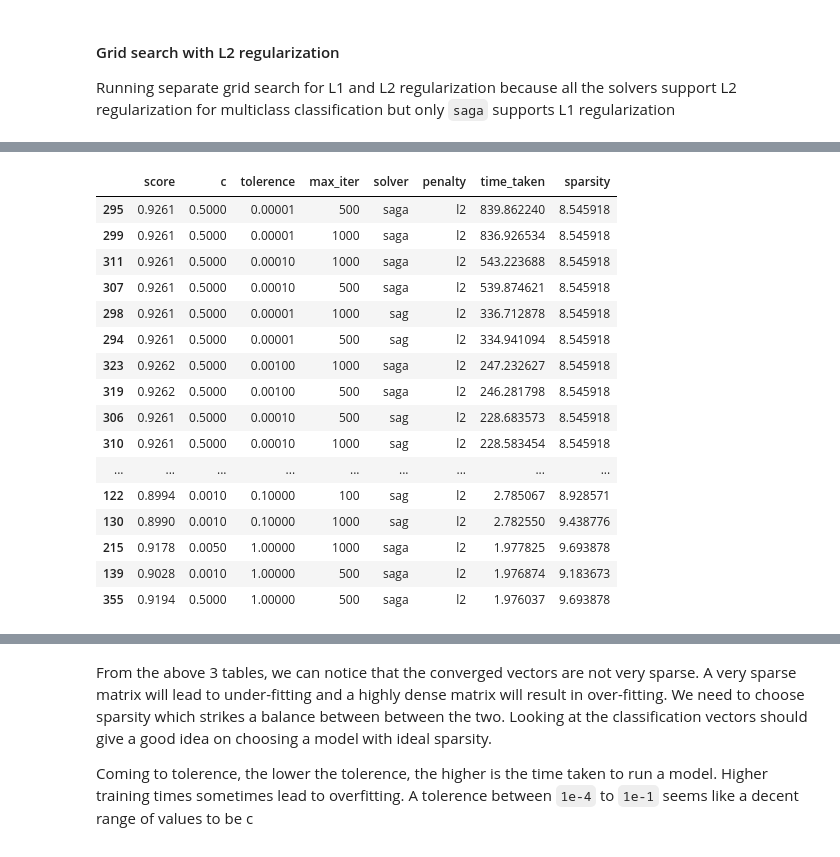
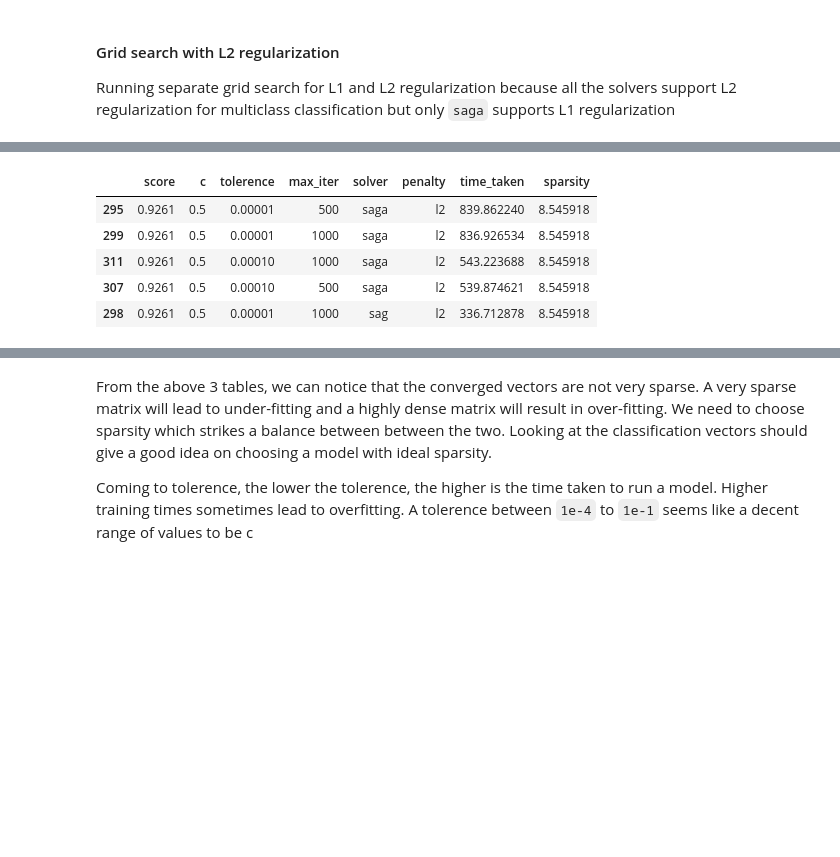
Before and after one commit to vandana-iyer/MNIST-playground, a Jupyter notebook: Linear Classifiers/01_MNIST_LogisticRegression.ipynb, the cells around one changed output, grey strips where cells are left out. Drawn from its saved outputs; the diff is of its cells as text; code cells hidden in the pictures; blank space fills up the shorter version.

```diff
--- a/Linear Classifiers/01_MNIST_LogisticRegression.ipynb
+++ b/Linear Classifiers/01_MNIST_LogisticRegression.ipynb
@@ -476,26 +309,15 @@ report_by_sparsity
 # %%
 # Sort by time taken
 
 report_by_time_taken = report.sort_values(by='time_taken', ascending=False)
-report_by_time_taken
+report_by_time_taken.head()
 # %% [output]
 |  | score | c | tolerence | max_iter | solver | penalty | time_taken | sparsity |
-| 295 | 0.9261 | 0.5000 | 0.00001 | 500 | saga | l2 | 839.862240 | 8.545918 |
-| 299 | 0.9261 | 0.5000 | 0.00001 | 1000 | saga | l2 | 836.926534 | 8.545918 |
-| 311 | 0.9261 | 0.5000 | 0.00010 | 1000 | saga | l2 | 543.223688 | 8.545918 |
-| 307 | 0.9261 | 0.5000 | 0.00010 | 500 | saga | l2 | 539.874621 | 8.545918 |
-| 298 | 0.9261 | 0.5000 | 0.00001 | 1000 | sag | l2 | 336.712878 | 8.545918 |
-| 294 | 0.9261 | 0.5000 | 0.00001 | 500 | sag | l2 | 334.941094 | 8.545918 |
-| 323 | 0.9262 | 0.5000 | 0.00100 | 1000 | saga | l2 | 247.232627 | 8.545918 |
-| 319 | 0.9262 | 0.5000 | 0.00100 | 500 | saga | l2 | 246.281798 | 8.545918 |
-| 306 | 0.9261 | 0.5000 | 0.00010 | 500 | sag | l2 | 228.683573 | 8.545918 |
-| 310 | 0.9261 | 0.5000 | 0.00010 | 1000 | sag | l2 | 228.583454 | 8.545918 |
-| ... | ... | ... | ... | ... | ... | ... | ... | ... |
-| 122 | 0.8994 | 0.0010 | 0.10000 | 100 | sag | l2 | 2.785067 | 8.928571 |
-| 130 | 0.8990 | 0.0010 | 0.10000 | 1000 | sag | l2 | 2.782550 | 9.438776 |
-| 215 | 0.9178 | 0.0050 | 1.00000 | 1000 | saga | l2 | 1.977825 | 9.693878 |
-| 139 | 0.9028 | 0.0010 | 1.00000 | 500 | saga | l2 | 1.976874 | 9.183673 |
-| 355 | 0.9194 | 0.5000 | 1.00000 | 500 | saga | l2 | 1.976037 | 9.693878 |
+| 295 | 0.9261 | 0.5 | 0.00001 | 500 | saga | l2 | 839.862240 | 8.545918 |
+| 299 | 0.9261 | 0.5 | 0.00001 | 1000 | saga | l2 | 836.926534 | 8.545918 |
+| 311 | 0.9261 | 0.5 | 0.00010 | 1000 | saga | l2 | 543.223688 | 8.545918 |
+| 307 | 0.9261 | 0.5 | 0.00010 | 500 | saga | l2 | 539.874621 | 8.545918 |
+| 298 | 0.9261 | 0.5 | 0.00001 | 1000 | sag | l2 | 336.712878 | 8.545918 |
 # %%
 # Sort by accuracy
 
```
Also changed, not shown: parts of 5 cells of this notebook.
